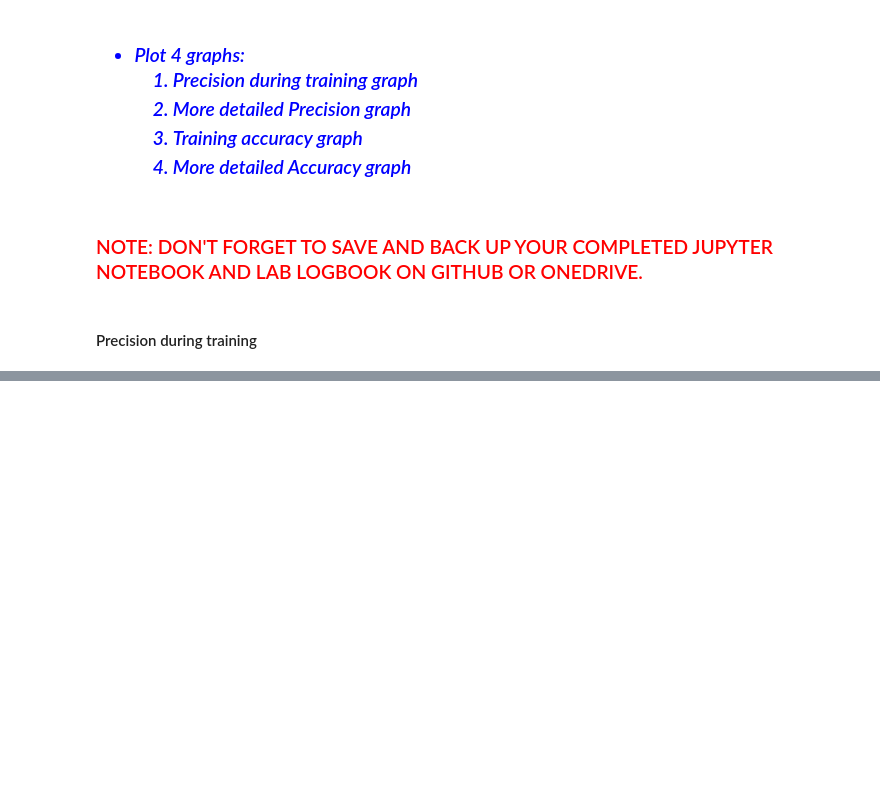
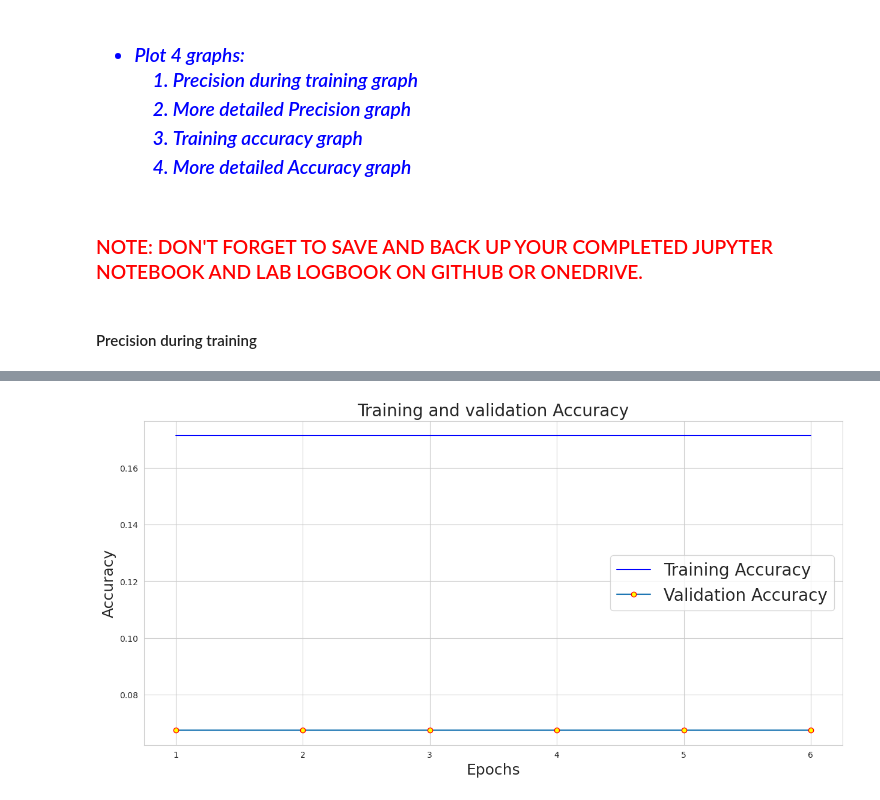
Before and after one commit to DAN-BIWOTT/Machine-learning-in-finance, a Jupyter notebook: week 10/Week-10_Wait-Attention_Gold_LSTM____ML-in-Finance_Final.ipynb, the cells around one changed output, grey strips where cells are left out. Drawn from its saved outputs; the diff is of its cells as text; code cells hidden in the pictures; blank space fills up the shorter version.

```diff
--- a/week 10/Week-10_Wait-Attention_Gold_LSTM____ML-in-Finance_Final.ipynb
+++ b/week 10/Week-10_Wait-Attention_Gold_LSTM____ML-in-Finance_Final.ipynb
@@ -1471,3 +1414,27 @@ Text(0.5, 0, 'precision')
+# %%
+#
+#
+#    Your code of More detailed Accuracy
+#
+#
+
+# More detailed Accuracy graph
+
+history_dict = history.history
+accuracy = history_dict['accuracy']
+val_accuracy = history_dict['val_accuracy']
+
+epochs = range(1, len(loss) + 1)
+plt.figure(num=1, figsize=(15,7))
+plt.plot(epochs, accuracy, 'b', label='Training Accuracy')
+plt.plot(epochs, val_accuracy, marker='o', markeredgecolor='red', markerfacecolor='yellow', label='Validation Accuracy')
+plt.title('Training and validation Accuracy', size=20)
+plt.xlabel('Epochs', size=18)
+plt.ylabel('Accuracy', size=18)
+plt.legend()
+plt.show()
+# %% [output]
+[figure, added]
 # %%
 # Calculate the prediction vector
 
```
Also changed, not shown: parts of 32 cells of this notebook, 2 other files.
